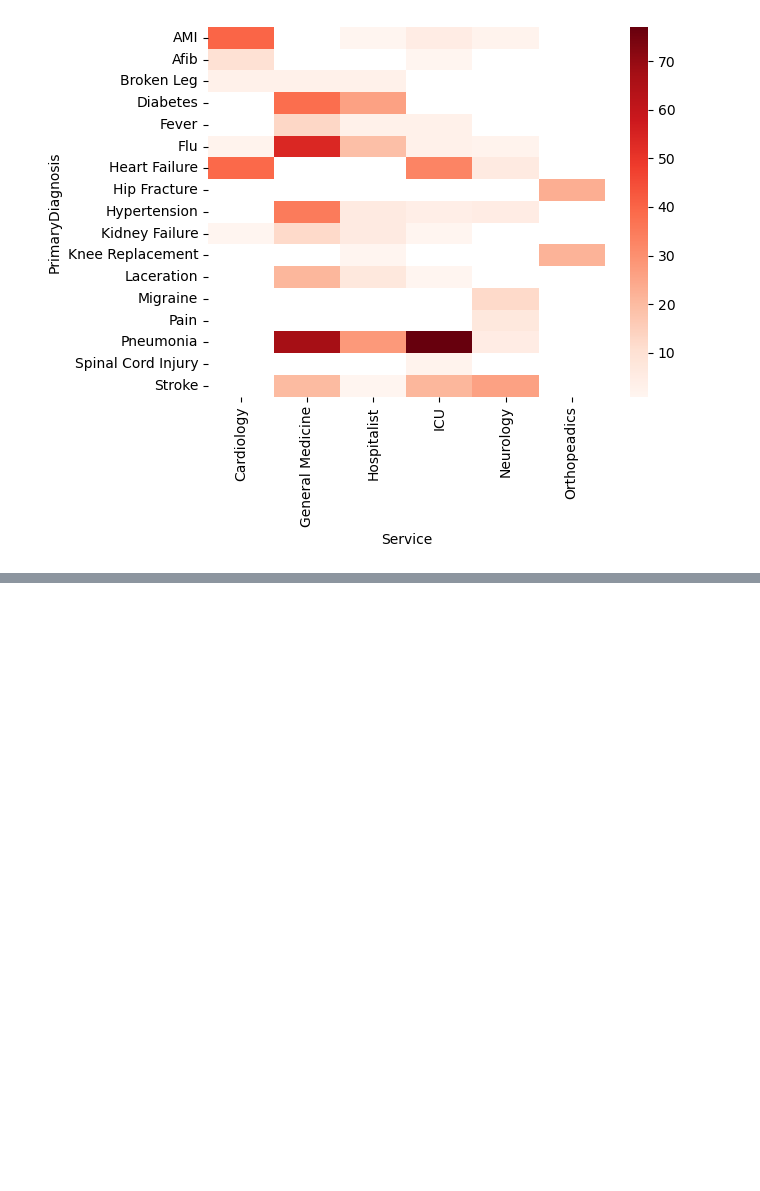
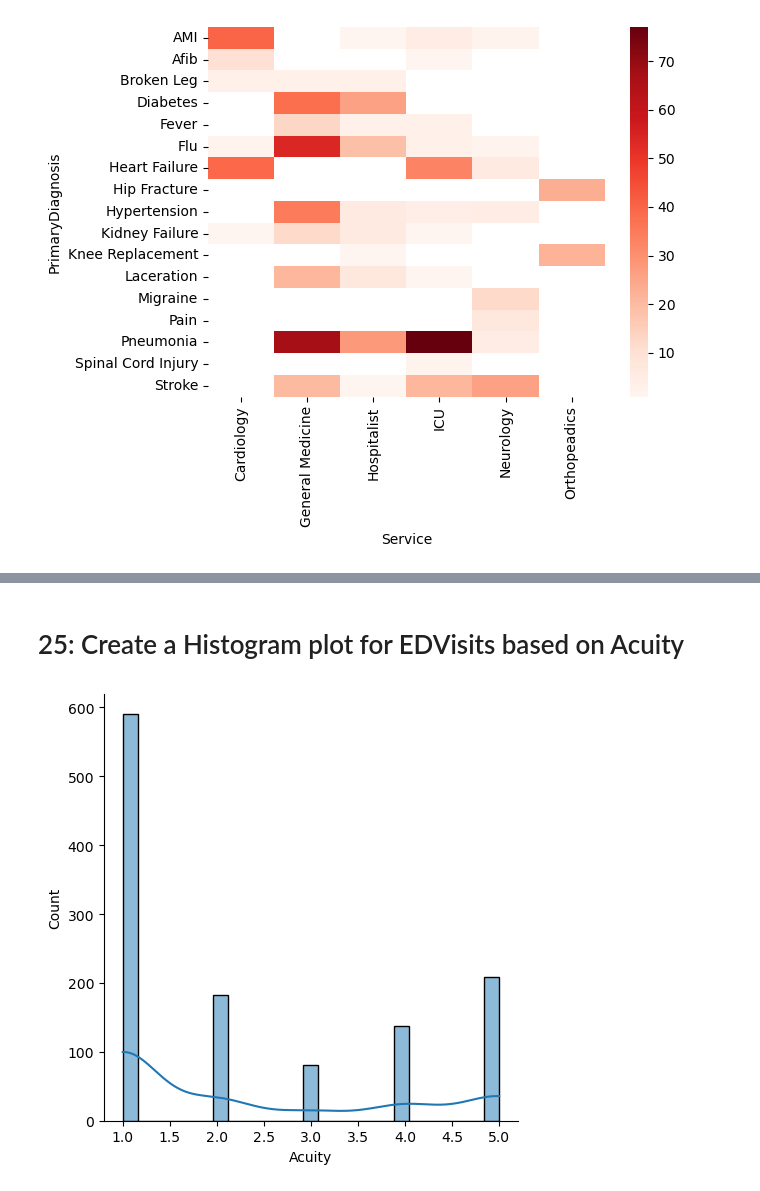
Before and after one commit to fathimadev35/PythonCoders, a Jupyter notebook: PythonCoders-EDA-Notebook.ipynb, the cells around one changed output, grey strips where cells are left out. Saved outputs shown, nothing was run; the diff lists cells and outputs as text; code cells hidden in the pictures; blank space fills up the shorter version.

```diff
--- a/PythonCoders-EDA-Notebook.ipynb
+++ b/PythonCoders-EDA-Notebook.ipynb
@@ -277,0 +383,8 @@ plt.show()
+# %% [markdown]
+# 25: Create a Histogram plot for EDVisits based on Acuity
+# %%
+df = pd.read_excel('/Users/nishka/Downloads/HospitalDatabase.xlsx', sheet_name='EDVisits')
+sns.displot(df['Acuity'],kde=True,bins=25)
+plt.show()
+# %% [output]
+[figure, added]
```
Also changed, not shown: parts of 15 cells of this notebook.
